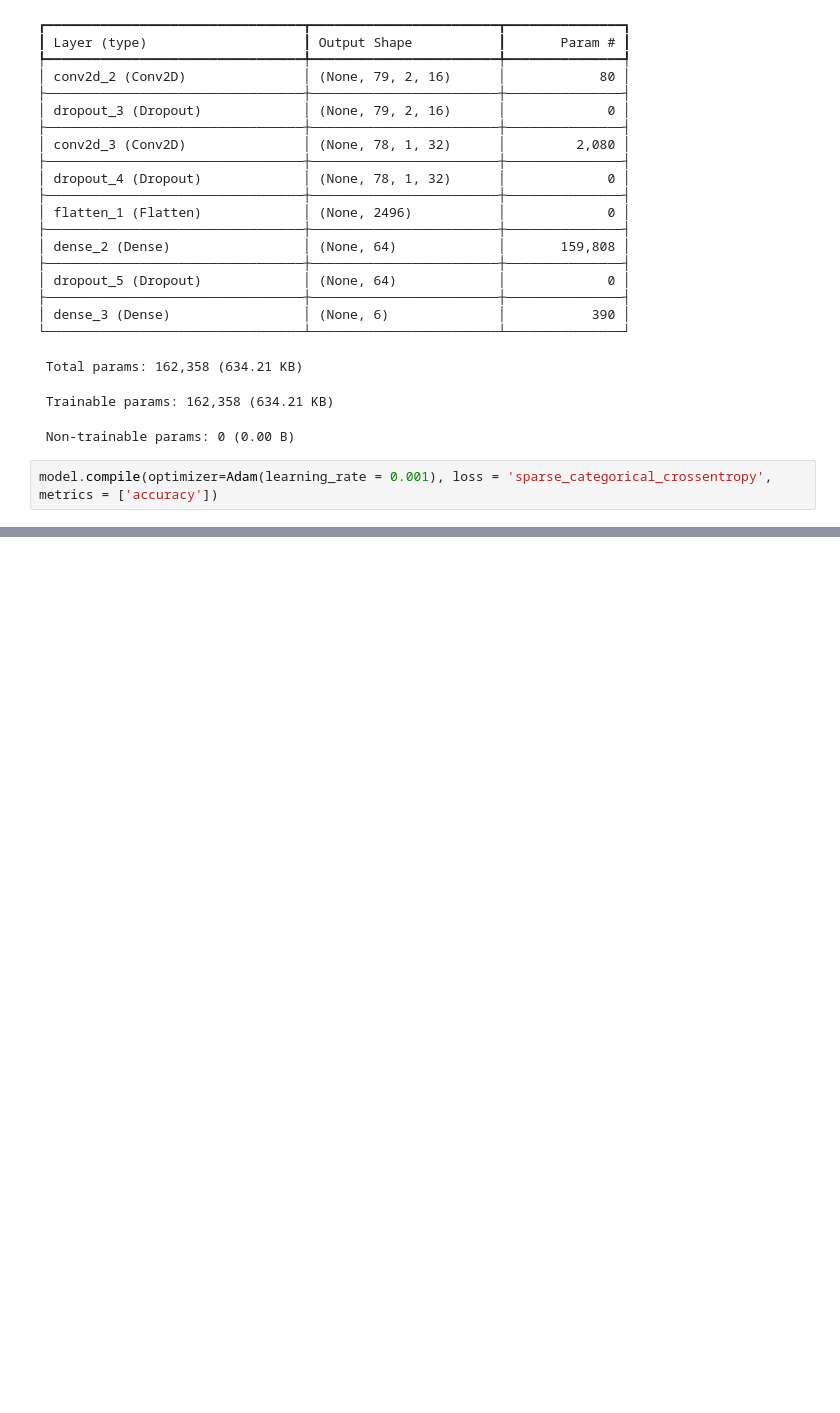
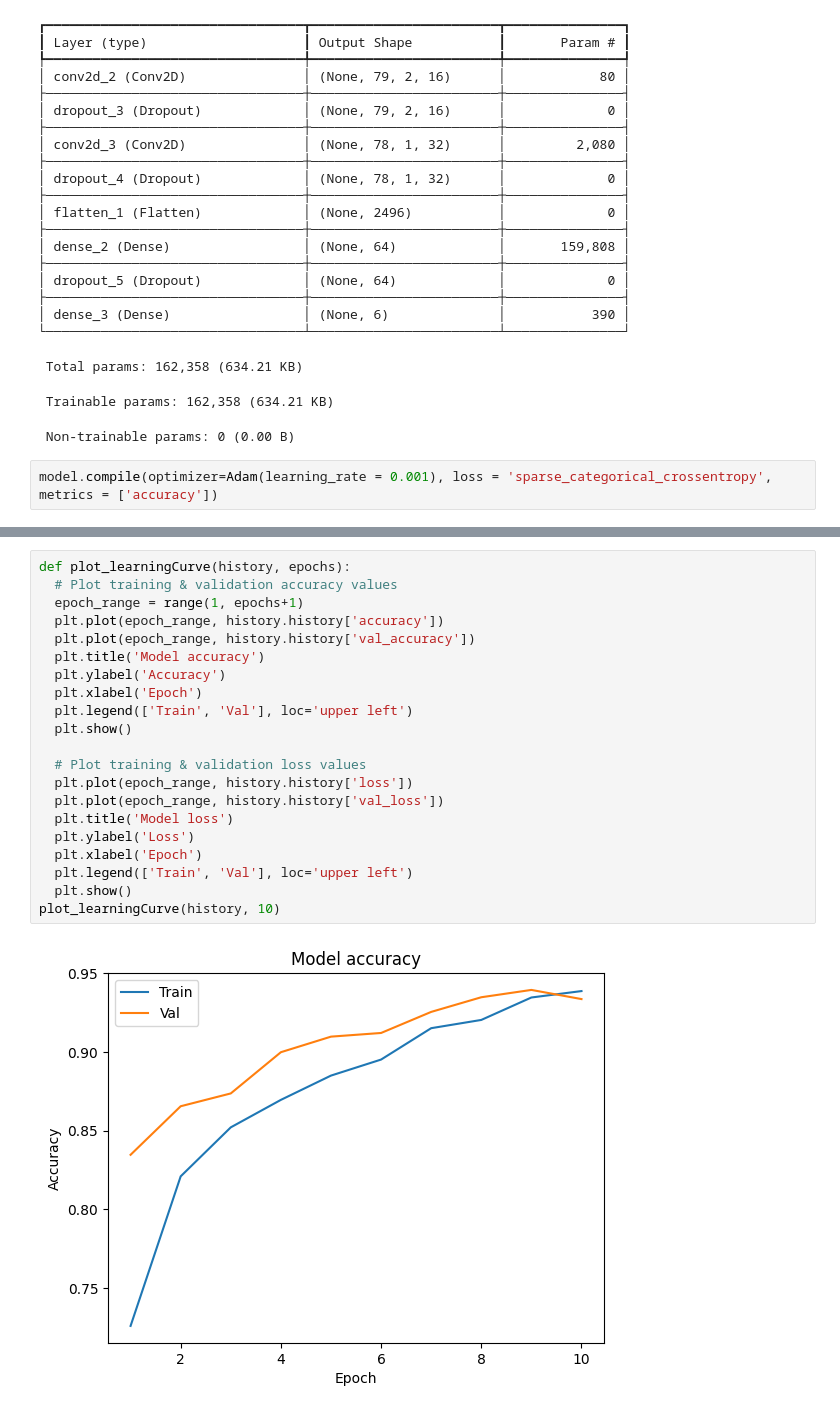
Before and after one commit to aninsung/Machine-Learning-Programming, a Jupyter notebook: 2주차 /과제cnn(wisdm).ipynb, the cells around one changed output, grey strips where cells are left out. Saved outputs shown, nothing was run; the diff lists cells and outputs as text; blank space fills up the shorter version.

```diff
--- a/2주차 /과제cnn(wisdm).ipynb
+++ b/2주차 /과제cnn(wisdm).ipynb
@@ -357,0 +364,23 @@ plot_learningCurve(history, 10)
+# %%
+def plot_learningCurve(history, epochs):
+  # Plot training & validation accuracy values
+  epoch_range = range(1, epochs+1)
+  plt.plot(epoch_range, history.history['accuracy'])
+  plt.plot(epoch_range, history.history['val_accuracy'])
+  plt.title('Model accuracy')
+  plt.ylabel('Accuracy')
+  plt.xlabel('Epoch')
+  plt.legend(['Train', 'Val'], loc='upper left')
+  plt.show()
+
+  # Plot training & validation loss values
+  plt.plot(epoch_range, history.history['loss'])
+  plt.plot(epoch_range, history.history['val_loss'])
+  plt.title('Model loss')
+  plt.ylabel('Loss')
+  plt.xlabel('Epoch')
+  plt.legend(['Train', 'Val'], loc='upper left')
+  plt.show()
+plot_learningCurve(history, 10)
+# %% [output]
+[figure, added]
```
Also changed, not shown: parts of 4 cells of this notebook.
